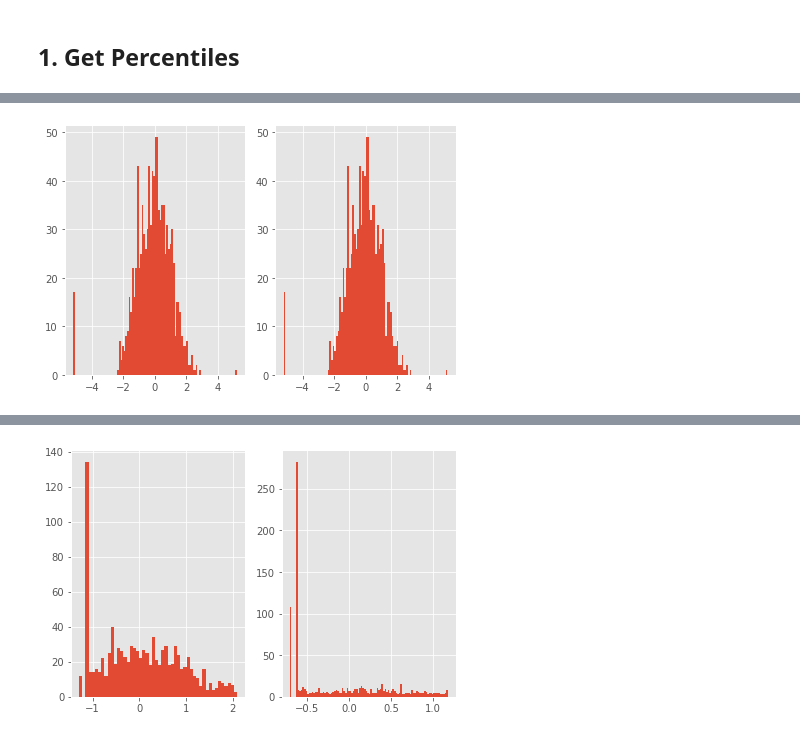
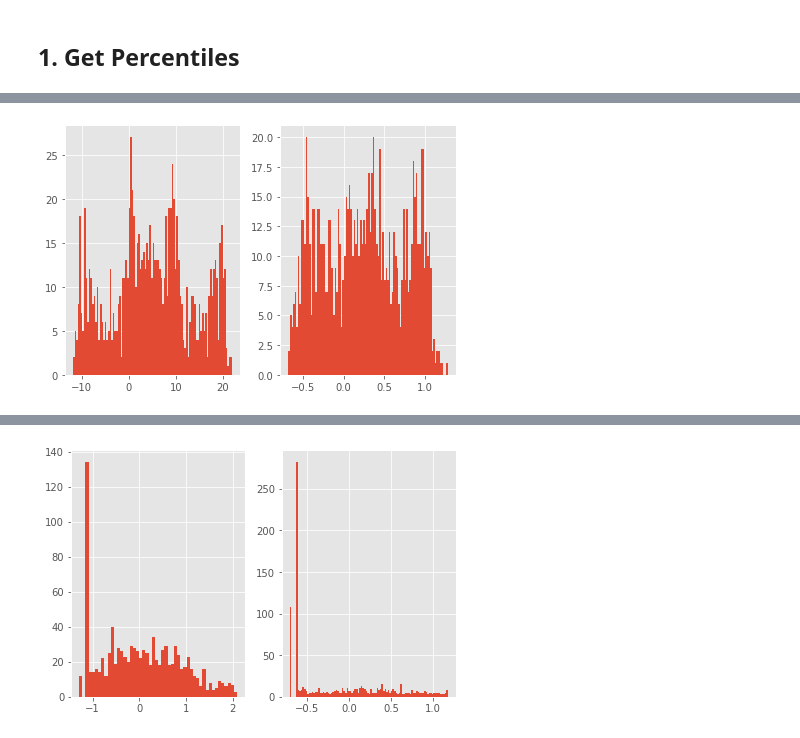
Before and after one commit to IPL-UV/rbig, a Jupyter notebook: notebooks/quantile_transform.ipynb, the cells around one changed output, grey strips where cells are left out. Drawn from its saved outputs; the diff is of its cells as text; code cells hidden in the pictures.

```diff
--- a/notebooks/quantile_transform.ipynb
+++ b/notebooks/quantile_transform.ipynb
@@ -52,8 +55,9 @@ random_state=123
 
 
 data = ToyData(dataset, n_samples, noise, random_state).generate_samples()
-X = data[:, 0]
+X = 10* data[:, 0]
 Y = data[:, 1]
+data[:, 0] = 10 * data[:, 0]
 
 plot_2d_joint(data)
 # %% [output]
@@ -67,13 +67,13 @@ data.min(), data.max()
 ## 1. Get Percentiles
 # %%
 n_quantiles = 500       # precision of our hist dist
-subsample   = n_quantiles # we can subsample dist if it's a lot of points
+subsample   = 500  # we can subsample dist if it's a lot of points
 
-transformer = QuantileTransformer(
+transformer = QuantileGaussian(
     n_quantiles,
     subsample,
     random_state,
-    domain_ext=.01,
+    domain_ext=.00,
 )
 
-transformer.fit(data)
+transformer.fit(data.copy());
@@ -114,12 +79,0 @@ array([[ 0.21461668,  0.05273508],
-# %%
-n_quantiles = 500       # precision of our hist dist
-subsample   = 500  # we can subsample dist if it's a lot of points
-
-transformer = QuantileTransformer(
-    n_quantiles,
-    subsample,
-    random_state,
-    domain_ext=.01,
-)
-
-transformer.fit(data)
@@ -134,9 +135,9 @@ data_G.min(), data_G.max()
 # %%
 fig, ax = plt.subplots(ncols=2)
 
 ax[0].hist(data[:, 0], bins=100)
-ax[1].hist(data[:, 0], bins=100)
+ax[1].hist(data[:, 1], bins=100)
 plt.tight_layout()
 plt.show()
 # %% [output]
-[figure, old version]
+[figure, new version]
```
Also changed, not shown: parts of 18 cells of this notebook, 4 other files.
